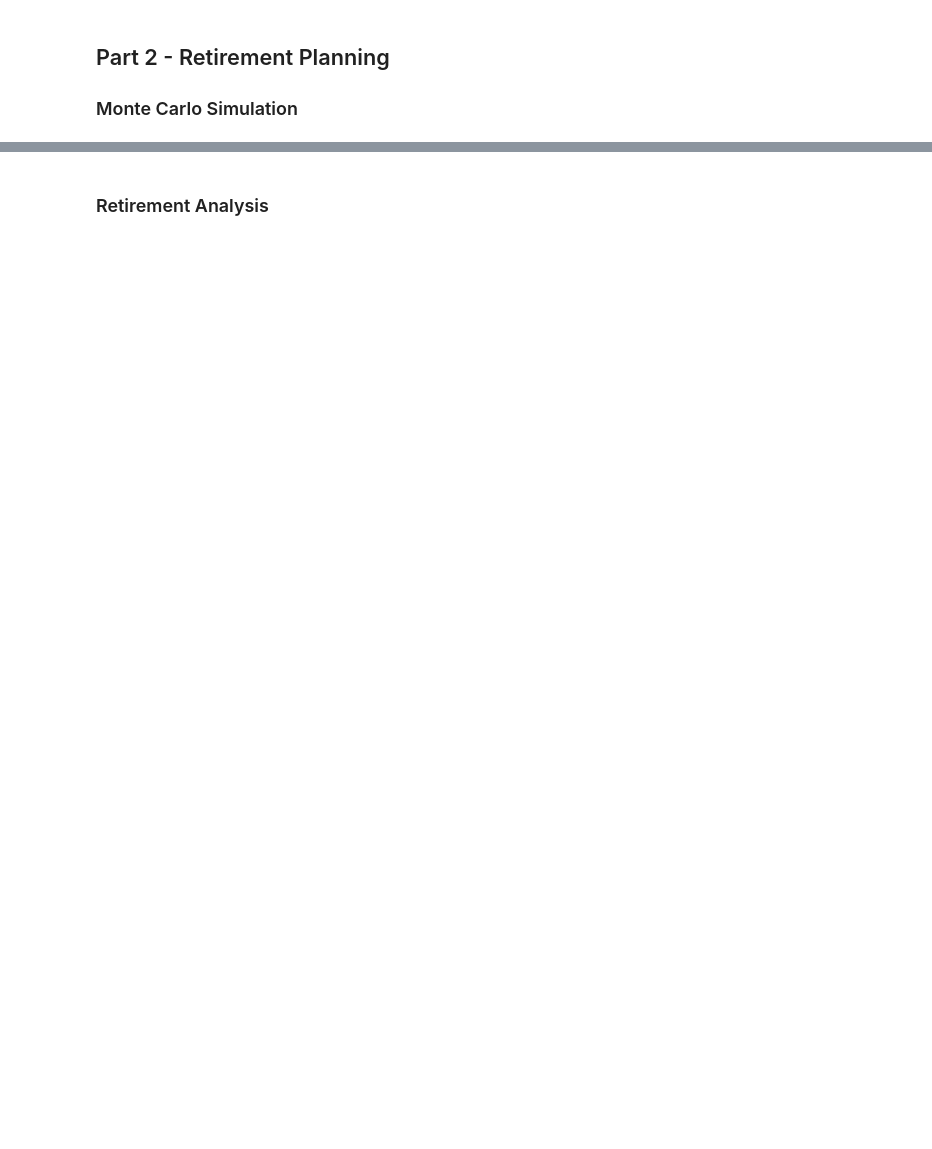
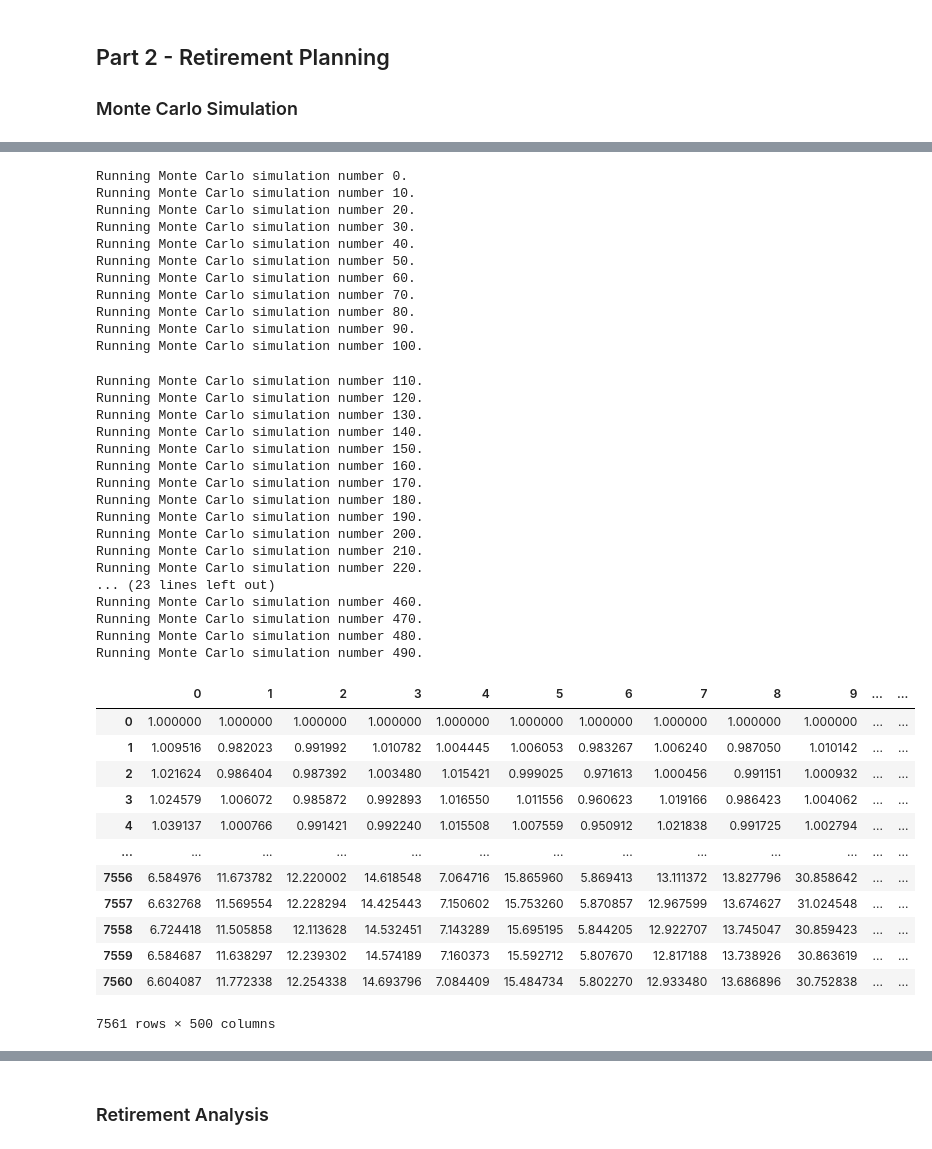
Before and after one commit to joeyh2/financial-planning, a Jupyter notebook: financial-planner.ipynb, the cells around one changed output, grey strips where cells are left out. Cells and saved outputs as stored; diff of their text form; code cells hidden in the pictures; blank space fills up the shorter version.

```diff
--- a/financial-planner.ipynb
+++ b/financial-planner.ipynb
@@ -235,3 +291,45 @@ df_stock_data.head()
 # %%
-# Configuring a Monte Carlo simulation to forecast 30 years cumulative returns
-# YOUR CODE HERE!
+# Running a Monte Carlo simulation to forecast 30 years cumulative returns
+MC_30_year.calc_cumulative_return()
+# %% [output]
+Running Monte Carlo simulation number 0.
+Running Monte Carlo simulation number 10.
+Running Monte Carlo simulation number 20.
+Running Monte Carlo simulation number 30.
+Running Monte Carlo simulation number 40.
+Running Monte Carlo simulation number 50.
+Running Monte Carlo simulation number 60.
+Running Monte Carlo simulation number 70.
+Running Monte Carlo simulation number 80.
+Running Monte Carlo simulation number 90.
+Running Monte Carlo simulation number 100.
+Running Monte Carlo simulation number 110.
+Running Monte Carlo simulation number 120.
+Running Monte Carlo simulation number 130.
+Running Monte Carlo simulation number 140.
+Running Monte Carlo simulation number 150.
+Running Monte Carlo simulation number 160.
+Running Monte Carlo simulation number 170.
+Running Monte Carlo simulation number 180.
+Running Monte Carlo simulation number 190.
+Running Monte Carlo simulation number 200.
+Running Monte Carlo simulation number 210.
+Running Monte Carlo simulation number 220.
+... (23 lines left out)
+Running Monte Carlo simulation number 460.
+Running Monte Carlo simulation number 470.
+Running Monte Carlo simulation number 480.
+Running Monte Carlo simulation number 490.
+|  | 0 | 1 | 2 | 3 | 4 | 5 | 6 | 7 | 8 | 9 | ... | ... |
+| 0 | 1.000000 | 1.000000 | 1.000000 | 1.000000 | 1.000000 | 1.000000 | 1.000000 | 1.000000 | 1.000000 | 1.000000 | ... | ... |
+| 1 | 1.009516 | 0.982023 | 0.991992 | 1.010782 | 1.004445 | 1.006053 | 0.983267 | 1.006240 | 0.987050 | 1.010142 | ... | ... |
+| 2 | 1.021624 | 0.986404 | 0.987392 | 1.003480 | 1.015421 | 0.999025 | 0.971613 | 1.000456 | 0.991151 | 1.000932 | ... | ... |
+| 3 | 1.024579 | 1.006072 | 0.985872 | 0.992893 | 1.016550 | 1.011556 | 0.960623 | 1.019166 | 0.986423 | 1.004062 | ... | ... |
+| 4 | 1.039137 | 1.000766 | 0.991421 | 0.992240 | 1.015508 | 1.007559 | 0.950912 | 1.021838 | 0.991725 | 1.002794 | ... | ... |
+| ... | ... | ... | ... | ... | ... | ... | ... | ... | ... | ... | ... | ... |
+| 7556 | 6.584976 | 11.673782 | 12.220002 | 14.618548 | 7.064716 | 15.865960 | 5.869413 | 13.111372 | 13.827796 | 30.858642 | ... | ... |
+| 7557 | 6.632768 | 11.569554 | 12.228294 | 14.425443 | 7.150602 | 15.753260 | 5.870857 | 12.967599 | 13.674627 | 31.024548 | ... | ... |
+| 7558 | 6.724418 | 11.505858 | 12.113628 | 14.532451 | 7.143289 | 15.695195 | 5.844205 | 12.922707 | 13.745047 | 30.859423 | ... | ... |
+| 7559 | 6.584687 | 11.638297 | 12.239302 | 14.574189 | 7.160373 | 15.592712 | 5.807670 | 12.817188 | 13.738926 | 30.863619 | ... | ... |
+| 7560 | 6.604087 | 11.772338 | 12.254338 | 14.693796 | 7.084409 | 15.484734 | 5.802270 | 12.933480 | 13.686896 | 30.752838 | ... | ... |
+7561 rows × 500 columns
```
Also changed, not shown: parts of 18 cells of this notebook.
